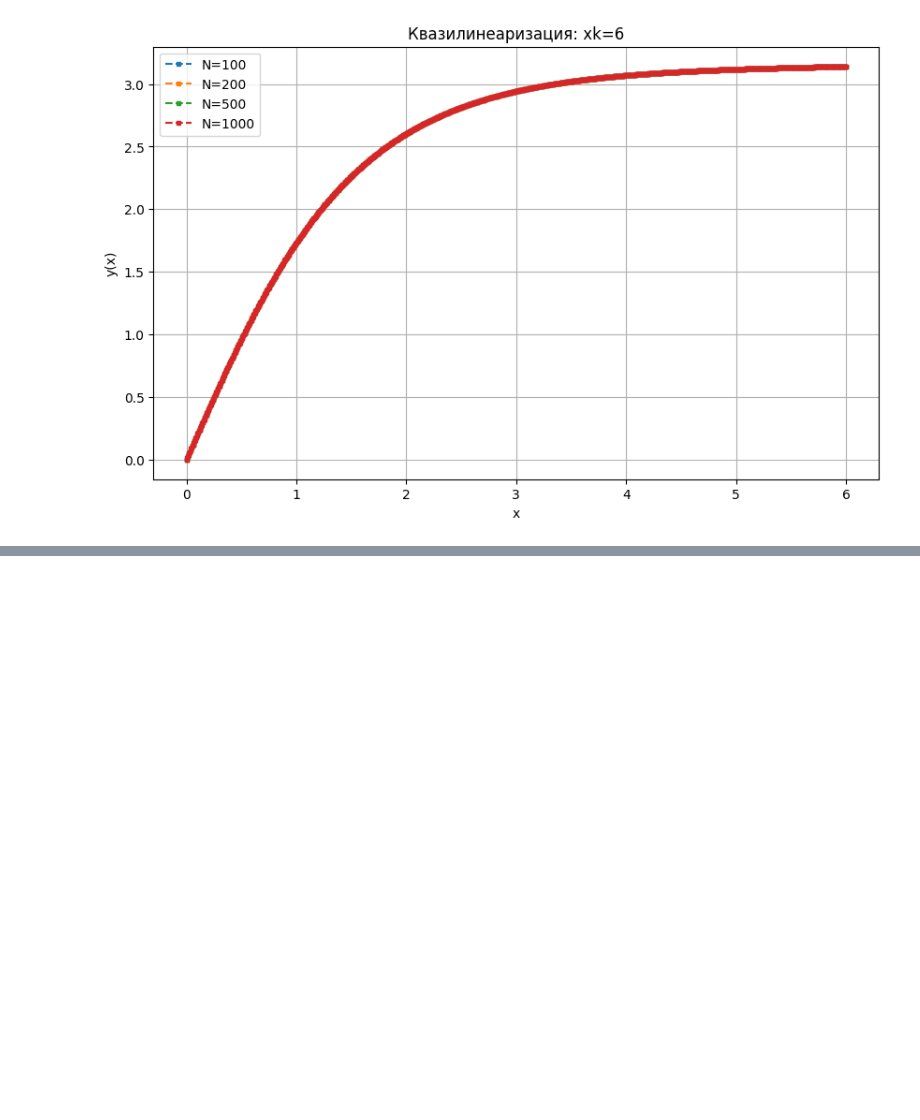
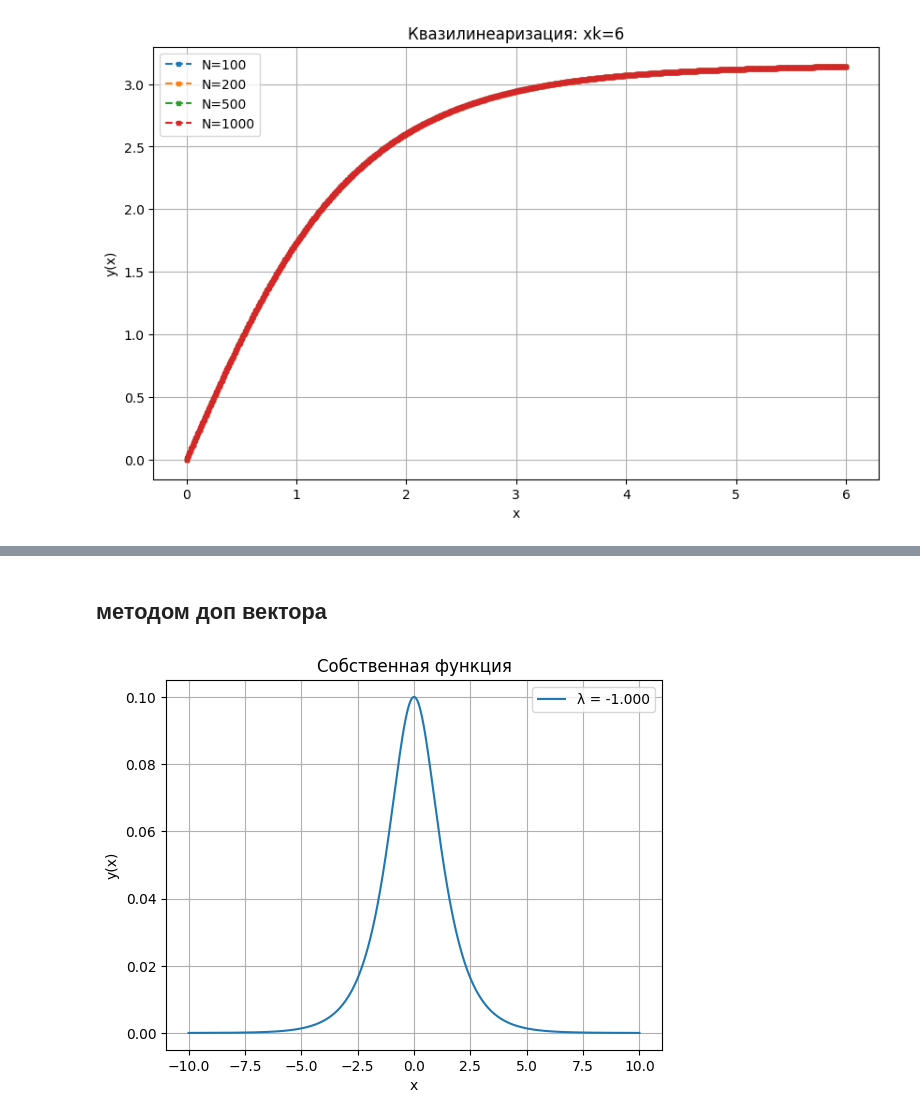
Before and after one commit to mr-gukas/MyComputationalMathematics, a Jupyter notebook: sem2/lab4/lab4.ipynb, the cells around one changed output, grey strips where cells are left out. Drawn from its saved outputs; the diff is of its cells as text; code cells hidden in the pictures; blank space fills up the shorter version.

```diff
--- a/sem2/lab4/lab4.ipynb
+++ b/sem2/lab4/lab4.ipynb
@@ -165,0 +172,78 @@ for xk in [0.5, 1, 2, 4, 6]:
+# %% [markdown]
+## методом доп вектора
+# %%
+import numpy as np
+
+def potential(x):
+    return -2 / np.cosh(x)**2
+
+def gauss_elimination(A, b):
+    n = len(b)
+    aug = np.hstack([A, b.reshape(-1, 1)]).astype(float)
+
+    for i in range(n):
+        max_row = np.argmax(np.abs(aug[i:, i])) + i
+        aug[[i, max_row]] = aug[[max_row, i]]
+
+        pivot = aug[i, i]
+        aug[i] /= pivot
+
+        for j in range(i+1, n):
+            factor = aug[j, i]
+            aug[j] -= factor * aug[i]
+
+    x = np.zeros(n)
+    for i in range(n-1, -1, -1):
+        x[i] = aug[i, -1] - np.dot(aug[i, i+1:n], x[i+1:n])
+
+    return x
+
+def augmented_vector_method(L, N, y_guess, lambda_guess, tol=1e-6, max_iter=100):
+    h = 2 * L / N
+    x = np.linspace(-L, L, N+1)
+    Y = np.concatenate([y_guess, [lambda_guess]])
+
+    for _ in range(max_iter):
+        F = np.zeros(N+2)
+        J = np.zeros((N+2, N+2))
+
+        F[0] = Y[0]
+        F[N] = Y[N]
+        J[0, 0] = 1
+        J[N, N] = 1
+
+        for i in range(1, N):
+            F[i] = (Y[i+1] - 2*Y[i] + Y[i-1])/h**2 + (Y[-1] - potential(x[i]))*Y[i]
+            J[i, i-1] = 1/h**2
+            J[i, i] = -2/h**2 + (Y[-1] - potential(x[i]))
+            J[i, i+1] = 1/h**2
+            J[i, -1] = Y[i]
+
+        F[-1] = np.sum(Y[:N+1]**2) - 1
+        J[-1, :N+1] = 2 * Y[:N+1]
+
+        delta_Y = gauss_elimination(J, -F)
+
+        Y += delta_Y
+
+        if np.linalg.norm(delta_Y) < tol:
+            break
+
+    return Y[:N+1], Y[-1]
+
+L = 10.0
+N = 1000
+y_guess = np.exp(-np.linspace(-L, L, N+1)**2)  # Гауссов пакет
+lambda_guess = -0.0
+
+y, lambda_k = augmented_vector_method(L, N, y_guess, lambda_guess)
+
+plt.plot(np.linspace(-L, L, N+1), y, label=f'λ = {lambda_k:.3f}')
+plt.xlabel('x')
+plt.ylabel('y(x)')
+plt.title('Собственная функция')
+plt.legend()
+plt.grid()
+plt.show()
+# %% [output]
+[figure, added]
```
Also changed, not shown: parts of 8 cells of this notebook, 1 other file.
